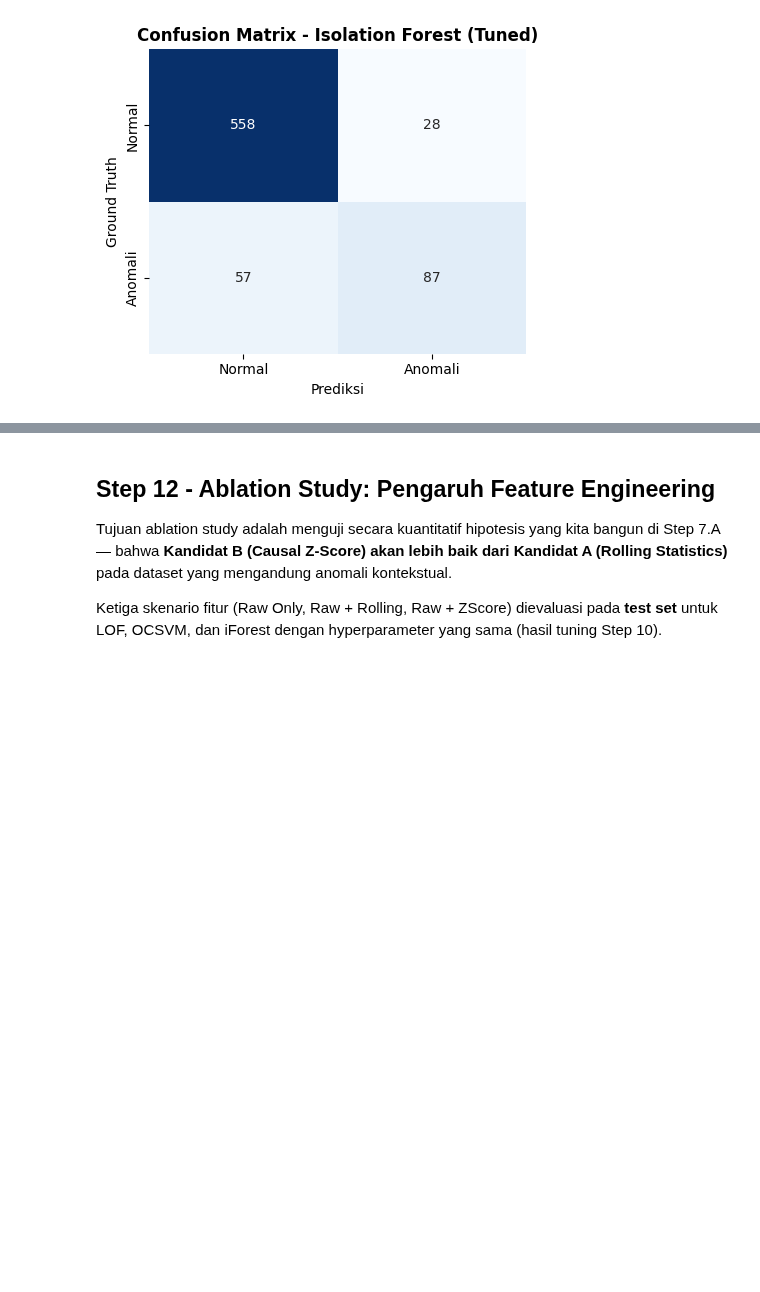
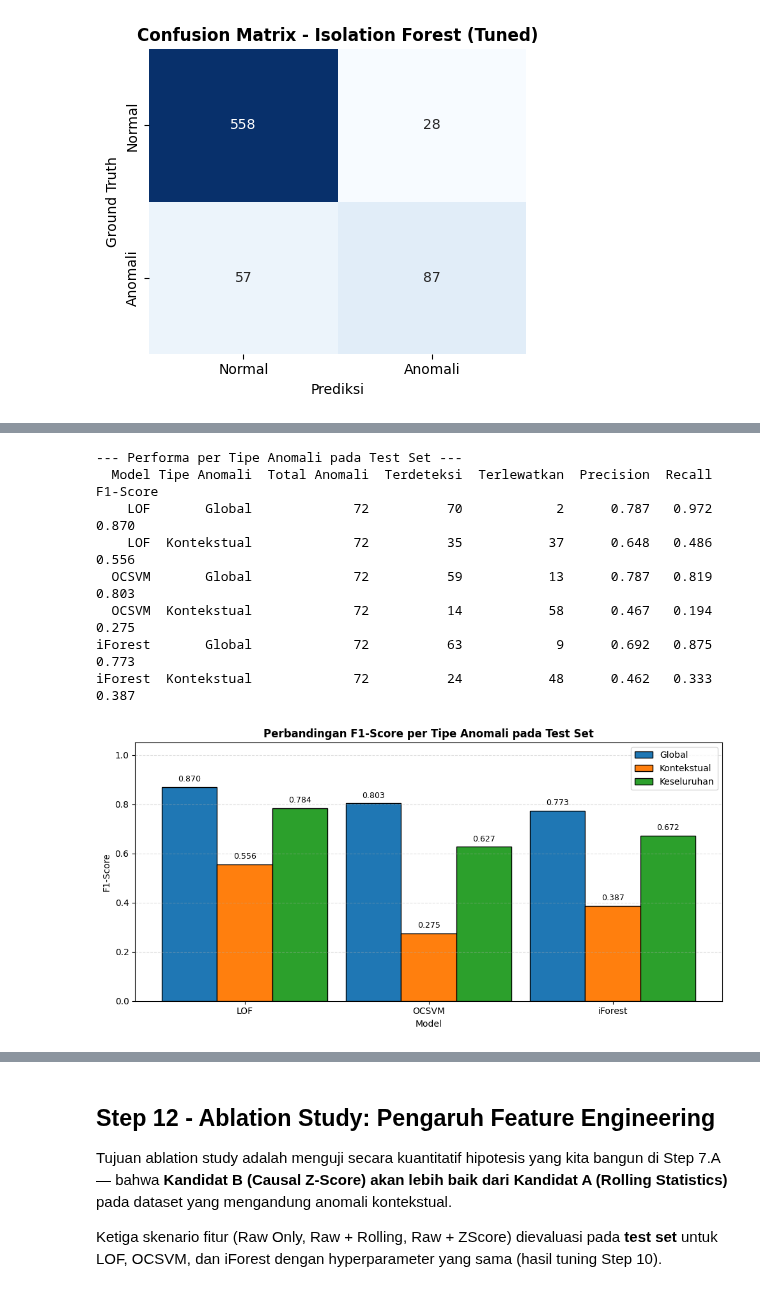
Before and after one commit to aDJi2003/water-anomaly-detection, a Jupyter notebook: notebook/main.ipynb, the cells around one changed output, grey strips where cells are left out. Cells and saved outputs as stored; diff of their text form; code cells hidden in the pictures; blank space fills up the shorter version.

```diff
--- a/notebook/main.ipynb
+++ b/notebook/main.ipynb
@@ -774,0 +800,78 @@ weighted avg       0.88      0.88      0.88       730
+# %%
+from sklearn.metrics import precision_score, recall_score
+
+labels_raw = test_s['Label'].values
+y_binary = (labels_raw >= 1).astype(int)
+
+results_by_type = []
+
+for name, preds in [('LOF', pred_lof_test), ('OCSVM', pred_svm_test), ('iForest', pred_iso_test)]:
+    for label_val, label_name in [(1, 'Global'), (2, 'Kontekstual')]:
+        mask = (labels_raw == label_val) | (labels_raw == 0)
+        y_sub = (labels_raw[mask] >= 1).astype(int)
+        p_sub = preds[mask]
+
+        f1  = f1_score(y_sub, p_sub, zero_division=0)
+        pre = precision_score(y_sub, p_sub, zero_division=0)
+        rec = recall_score(y_sub, p_sub, zero_division=0)
+
+        n_anomaly = (labels_raw[mask] >= 1).sum()
+        n_detected = ((labels_raw[mask] >= 1) & (preds[mask] == 1)).sum()
+        n_missed = ((labels_raw[mask] >= 1) & (preds[mask] == 0)).sum()
+
+        results_by_type.append({
+            'Model': name,
+            'Tipe Anomali': label_name,
+            'Total Anomali': int(n_anomaly),
+            'Terdeteksi': int(n_detected),
+            'Terlewatkan': int(n_missed),
+            'Precision': round(pre, 3),
+            'Recall': round(rec, 3),
+            'F1-Score': round(f1, 3),
+        })
+
+df_by_type = pd.DataFrame(results_by_type)
+print("--- Performa per Tipe Anomali pada Test Set ---")
+print(df_by_type.to_string(index=False))
+
+# Visualisasi grouped bar chart
+fig, ax = plt.subplots(figsize=(10, 5))
+x = np.arange(3)
+width = 0.3
+
+f1_global = df_by_type[df_by_type['Tipe Anomali'] == 'Global']['F1-Score'].values
+f1_ctx    = df_by_type[df_by_type['Tipe Anomali'] == 'Kontekstual']['F1-Score'].values
+f1_all    = [0.784, 0.627, 0.672]  # F1 keseluruhan dari evaluasi sebelumnya
+
+bars1 = ax.bar(x - width, f1_global, width, label='Global', color='#1f77b4', edgecolor='black')
+bars2 = ax.bar(x,         f1_ctx,    width, label='Kontekstual', color='#ff7f0e', edgecolor='black')
+bars3 = ax.bar(x + width, f1_all,    width, label='Keseluruhan', color='#2ca02c', edgecolor='black')
+
+ax.set_xlabel('Model')
+ax.set_ylabel('F1-Score')
+ax.set_title('Perbandingan F1-Score per Tipe Anomali pada Test Set', fontweight='bold')
+ax.set_xticks(x)
+ax.set_xticklabels(['LOF', 'OCSVM', 'iForest'])
+ax.legend()
+ax.set_ylim(0, 1.05)
+ax.grid(axis='y', linestyle='--', alpha=0.4)
+
+for bars in [bars1, bars2, bars3]:
+    for bar in bars:
+        ax.annotate(f'{bar.get_height():.3f}',
+                    xy=(bar.get_x() + bar.get_width() / 2, bar.get_height()),
+                    xytext=(0, 4), textcoords="offset points",
+                    ha='center', va='bottom', fontsize=9)
+
+plt.tight_layout()
+plt.show()
+# %% [output]
+--- Performa per Tipe Anomali pada Test Set ---
+  Model Tipe Anomali  Total Anomali  Terdeteksi  Terlewatkan  Precision  Recall  F1-Score
+    LOF       Global             72          70            2      0.787   0.972     0.870
+    LOF  Kontekstual             72          35           37      0.648   0.486     0.556
+  OCSVM       Global             72          59           13      0.787   0.819     0.803
+  OCSVM  Kontekstual             72          14           58      0.467   0.194     0.275
+iForest       Global             72          63            9      0.692   0.875     0.773
+iForest  Kontekstual             72          24           48      0.462   0.333     0.387
+[figure, added]
```
Also changed, not shown: parts of 11 cells of this notebook.
